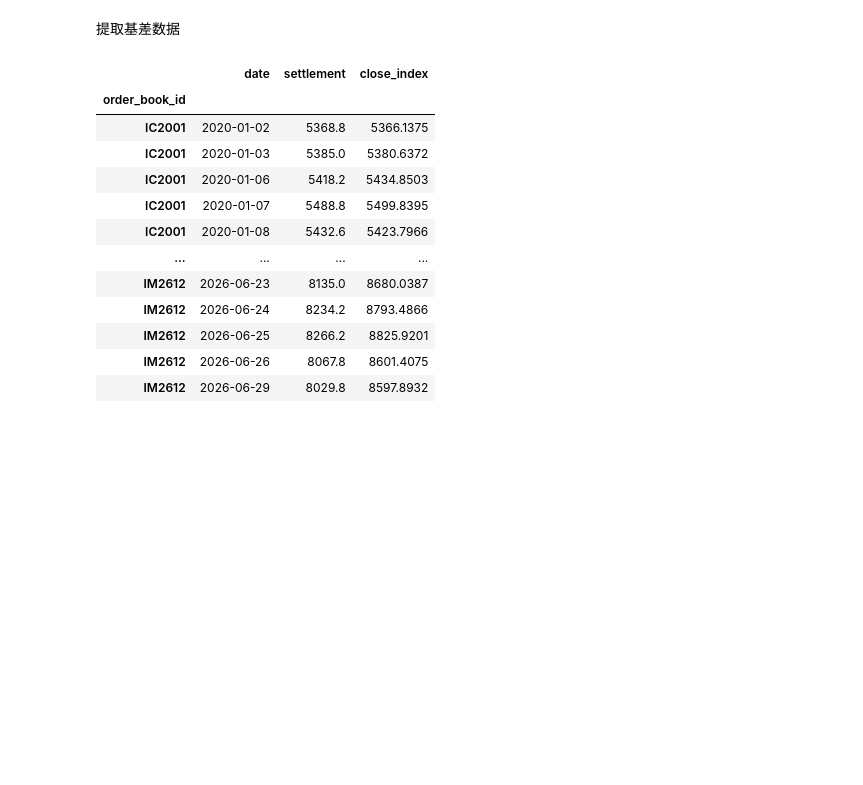
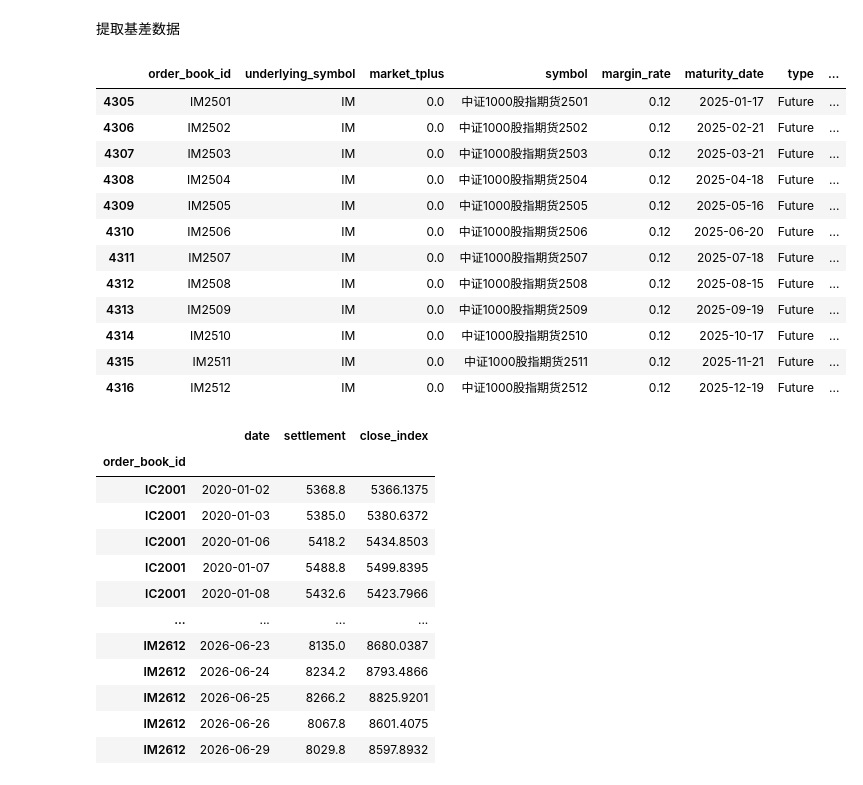
Before and after one commit to LeeSXS23456/REPOSITORY, a Jupyter notebook: data_extract.ipynb, the cells around one changed output. Cells and saved outputs as stored; diff of their text form; code cells hidden in the pictures; blank space fills up the shorter version.

```diff
--- a/data_extract.ipynb
+++ b/data_extract.ipynb
@@ -1278,12 +1278,30 @@ print(trading_dates[:10], "...")
 # %% [markdown]
 提取基差数据
 # %%
+import pandas as pd
 srcdir = "E:/SJTU/intern/gtht/barra/data_base/basis"
-df_future = all_instruments(type='Future')
-df_index = df_future[df_future["product"]=="Index"]
-df_index_real = df_index[df_index["maturity_date"]!="0000-00-00"]
-df_index_real.to_pickle(f"{srcdir}/index_future_basics.pkl")
+#df_future = all_instruments(type='Future')
+#df_index = df_future[df_future["product"]=="Index"]
+#df_index_real = df_index[df_index["maturity_date"]!="0000-00-00"]
+#df_index_real.to_pickle(f"{srcdir}/index_future_basics.pkl")
 # order_book_id\listed_date\maturity_date
+
+df_index_real = pd.read_pickle(f"{srcdir}/index_future_basics.pkl")
+df_index_real[df_index_real["order_book_id"].str.startswith("IM25")] # 3去年分红尾巴|4,5,6,7,8,9,12今年分红 对应月份到期的股指期货是重点基差调整对象
+# %% [output]
+|  | order_book_id | underlying_symbol | market_tplus | symbol | margin_rate | maturity_date | type | ... |
+| 4305 | IM2501 | IM | 0.0 | 中证1000股指期货2501 | 0.12 | 2025-01-17 | Future | ... |
+| 4306 | IM2502 | IM | 0.0 | 中证1000股指期货2502 | 0.12 | 2025-02-21 | Future | ... |
+| 4307 | IM2503 | IM | 0.0 | 中证1000股指期货2503 | 0.12 | 2025-03-21 | Future | ... |
+| 4308 | IM2504 | IM | 0.0 | 中证1000股指期货2504 | 0.12 | 2025-04-18 | Future | ... |
+| 4309 | IM2505 | IM | 0.0 | 中证1000股指期货2505 | 0.12 | 2025-05-16 | Future | ... |
+| 4310 | IM2506 | IM | 0.0 | 中证1000股指期货2506 | 0.12 | 2025-06-20 | Future | ... |
+| 4311 | IM2507 | IM | 0.0 | 中证1000股指期货2507 | 0.12 | 2025-07-18 | Future | ... |
+| 4312 | IM2508 | IM | 0.0 | 中证1000股指期货2508 | 0.12 | 2025-08-15 | Future | ... |
+| 4313 | IM2509 | IM | 0.0 | 中证1000股指期货2509 | 0.12 | 2025-09-19 | Future | ... |
+| 4314 | IM2510 | IM | 0.0 | 中证1000股指期货2510 | 0.12 | 2025-10-17 | Future | ... |
+| 4315 | IM2511 | IM | 0.0 | 中证1000股指期货2511 | 0.12 | 2025-11-21 | Future | ... |
+| 4316 | IM2512 | IM | 0.0 | 中证1000股指期货2512 | 0.12 | 2025-12-19 | Future | ... |
 # %%
 contracts = df_index_real["order_book_id"].tolist()
 df_info = futures.get_basis(contracts, start_date="2020-01-02", end_date="2026-06-29", fields=["settlement","close_index"], frequency='1d', dividend_adjusted=False, market='cn')
```
Also changed, not shown: parts of 8 cells of this notebook.
